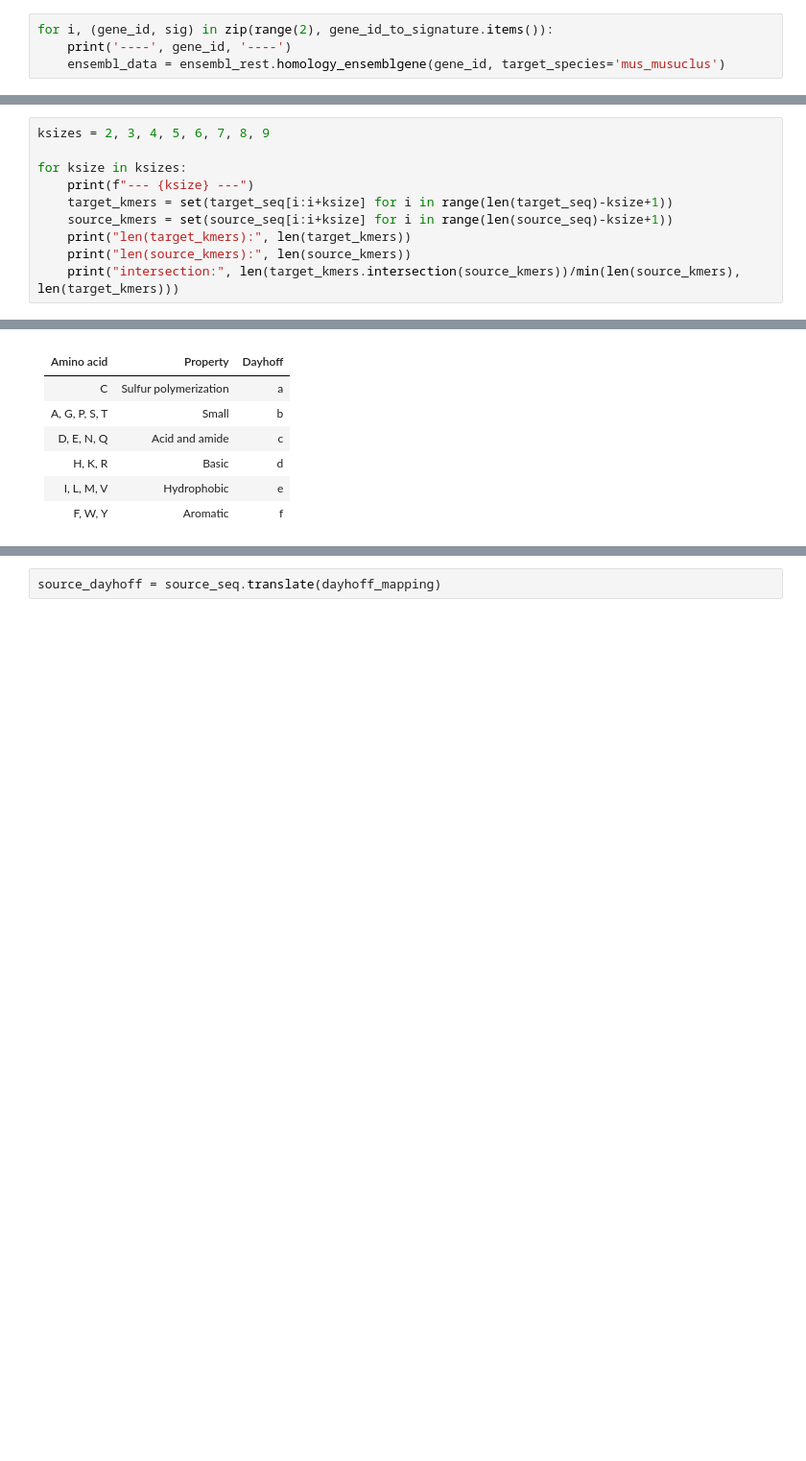
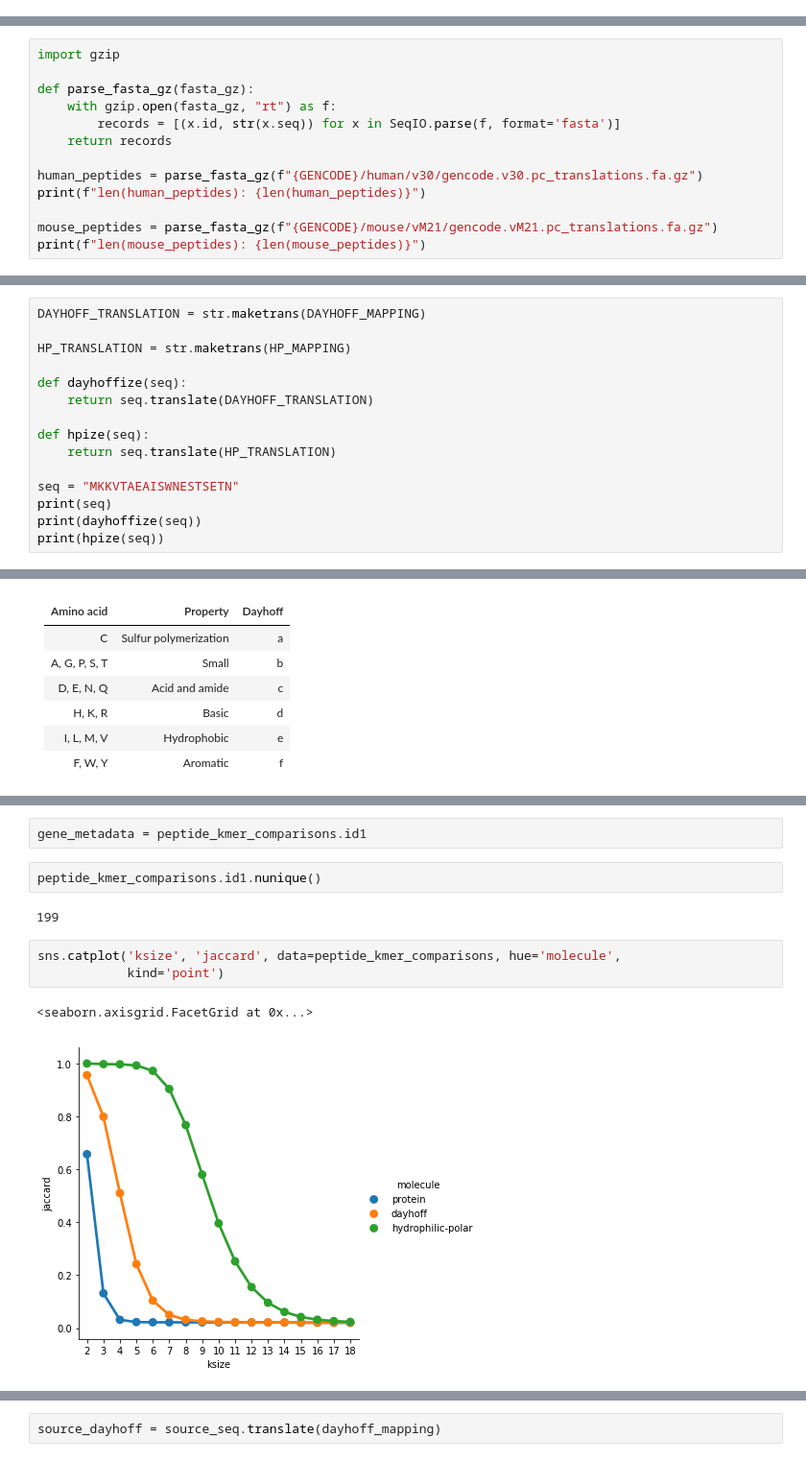
Before and after one commit to czbiohub/kh-analysis, a Jupyter notebook: notebooks/hg38_vs_mm38_orthologues.ipynb, the cells around one changed output, grey strips where cells are left out. Shown at 96% size. Drawn from its saved outputs; the diff is of its cells as text; blank space fills up the shorter version.

```diff
--- a/notebooks/hg38_vs_mm38_orthologues.ipynb
+++ b/notebooks/hg38_vs_mm38_orthologues.ipynb
@@ -152,4 +19,0 @@ ensembl_rest.lookup("ENSP00000493376")
-# %%
-for i, (gene_id, sig) in zip(range(2), gene_id_to_signature.items()):
-    print('----', gene_id, '----')
-    ensembl_data = ensembl_rest.homology_ensemblgene(gene_id, target_species='mus_musuclus')
@@ -237,10 +19,0 @@ len(target_kmers.intersection(source_kmers))/min(len(source_kmers), len(target_k
-# %%
-ksizes = 2, 3, 4, 5, 6, 7, 8, 9
-
-for ksize in ksizes:
-    print(f"--- {ksize} ---")
-    target_kmers = set(target_seq[i:i+ksize] for i in range(len(target_seq)-ksize+1))
-    source_kmers = set(source_seq[i:i+ksize] for i in range(len(source_seq)-ksize+1))
-    print("len(target_kmers):", len(target_kmers))
-    print("len(source_kmers):", len(source_kmers))
-    print("intersection:", len(target_kmers.intersection(source_kmers))/min(len(source_kmers), len(target_kmers)))
@@ -264,0 +60,13 @@ intersection: 0.020202020202020204
+# %%
+import gzip
+
+def parse_fasta_gz(fasta_gz):
+    with gzip.open(fasta_gz, "rt") as f:
+        records = [(x.id, str(x.seq)) for x in SeqIO.parse(f, format='fasta')]
+    return records
+
+human_peptides = parse_fasta_gz(f"{GENCODE}/human/v30/gencode.v30.pc_translations.fa.gz")
+print(f"len(human_peptides): {len(human_peptides)}")
+
+mouse_peptides = parse_fasta_gz(f"{GENCODE}/mouse/vM21/gencode.vM21.pc_translations.fa.gz")
+print(f"len(mouse_peptides): {len(mouse_peptides)}")
@@ -264,0 +147,15 @@ intersection: 0.020202020202020204
+# %%
+DAYHOFF_TRANSLATION = str.maketrans(DAYHOFF_MAPPING)
+
+HP_TRANSLATION = str.maketrans(HP_MAPPING)
+
+def dayhoffize(seq):
+    return seq.translate(DAYHOFF_TRANSLATION)
+
+def hpize(seq):
+    return seq.translate(HP_TRANSLATION)
+
+seq = "MKKVTAEAISWNESTSETN"
+print(seq)
+print(dayhoffize(seq))
+print(hpize(seq))
@@ -313,0 +326,12 @@ target_dayhoff
+# %%
+gene_metadata = peptide_kmer_comparisons.id1
+# %%
+peptide_kmer_comparisons.id1.nunique()
+# %% [output]
+199
+# %%
+sns.catplot('ksize', 'jaccard', data=peptide_kmer_comparisons, hue='molecule',
+            kind='point')
+# %% [output]
+<seaborn.axisgrid.FacetGrid at 0x...>
+[figure, added]
```
Also changed, not shown: parts of 78 cells of this notebook, 4 other files.
